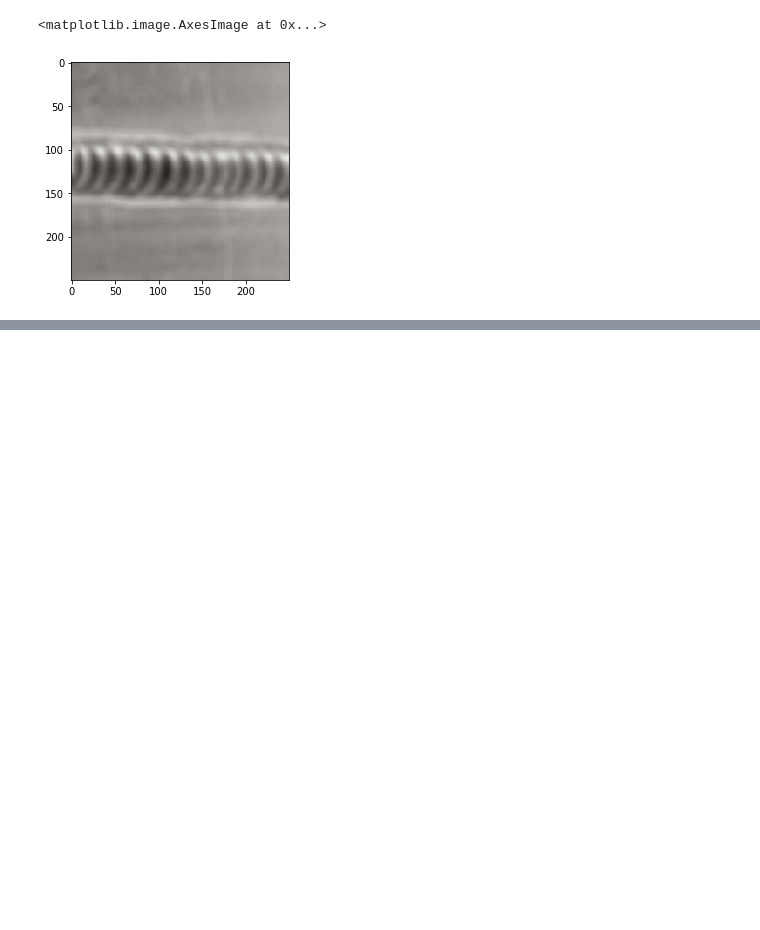
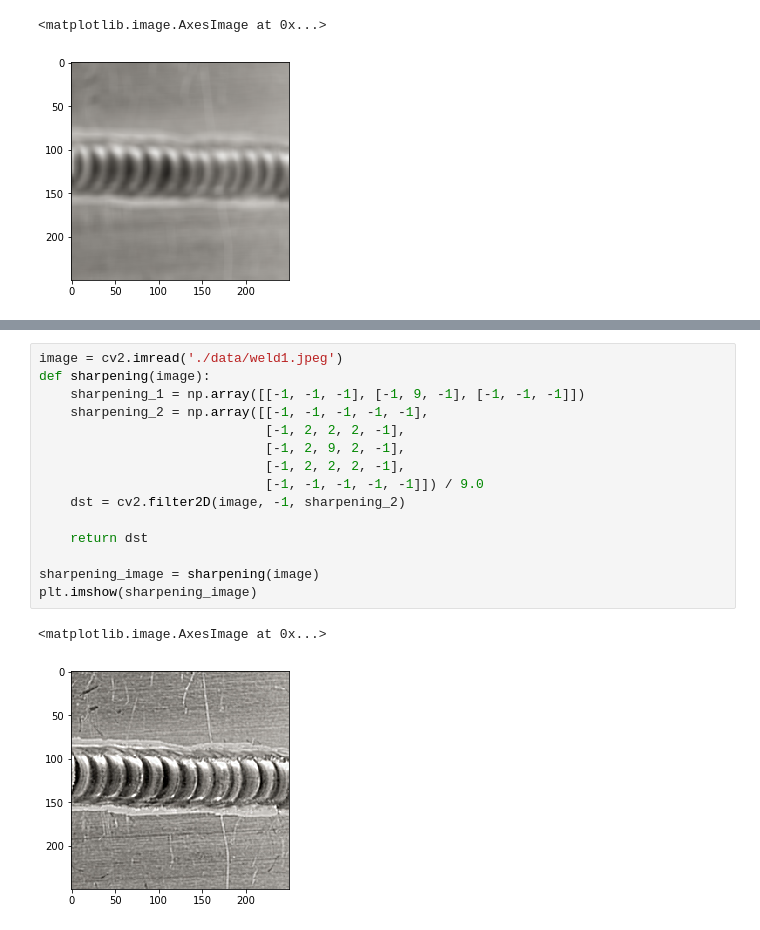
Before and after one commit to wsy8029/ai-contents-shipbuilding, a Jupyter notebook: 1. 용접 품질 검사/Untitled.ipynb, the cells around one changed output, grey strips where cells are left out. Cells and saved outputs as stored; diff of their text form; blank space fills up the shorter version.

```diff
--- a/1. 용접 품질 검사/Untitled.ipynb
+++ b/1. 용접 품질 검사/Untitled.ipynb
@@ -46,0 +62,18 @@ plt.imshow(blur_image)
+# %%
+image = cv2.imread('./data/weld1.jpeg')
+def sharpening(image):
+    sharpening_1 = np.array([[-1, -1, -1], [-1, 9, -1], [-1, -1, -1]])
+    sharpening_2 = np.array([[-1, -1, -1, -1, -1],
+                             [-1, 2, 2, 2, -1],
+                             [-1, 2, 9, 2, -1],
+                             [-1, 2, 2, 2, -1],
+                             [-1, -1, -1, -1, -1]]) / 9.0
+    dst = cv2.filter2D(image, -1, sharpening_2)
+
+    return dst
+
+sharpening_image = sharpening(image)
+plt.imshow(sharpening_image)
+# %% [output]
+<matplotlib.image.AxesImage at 0x...>
+[figure, added]
```
Also changed, not shown: parts of 4 cells of this notebook.
